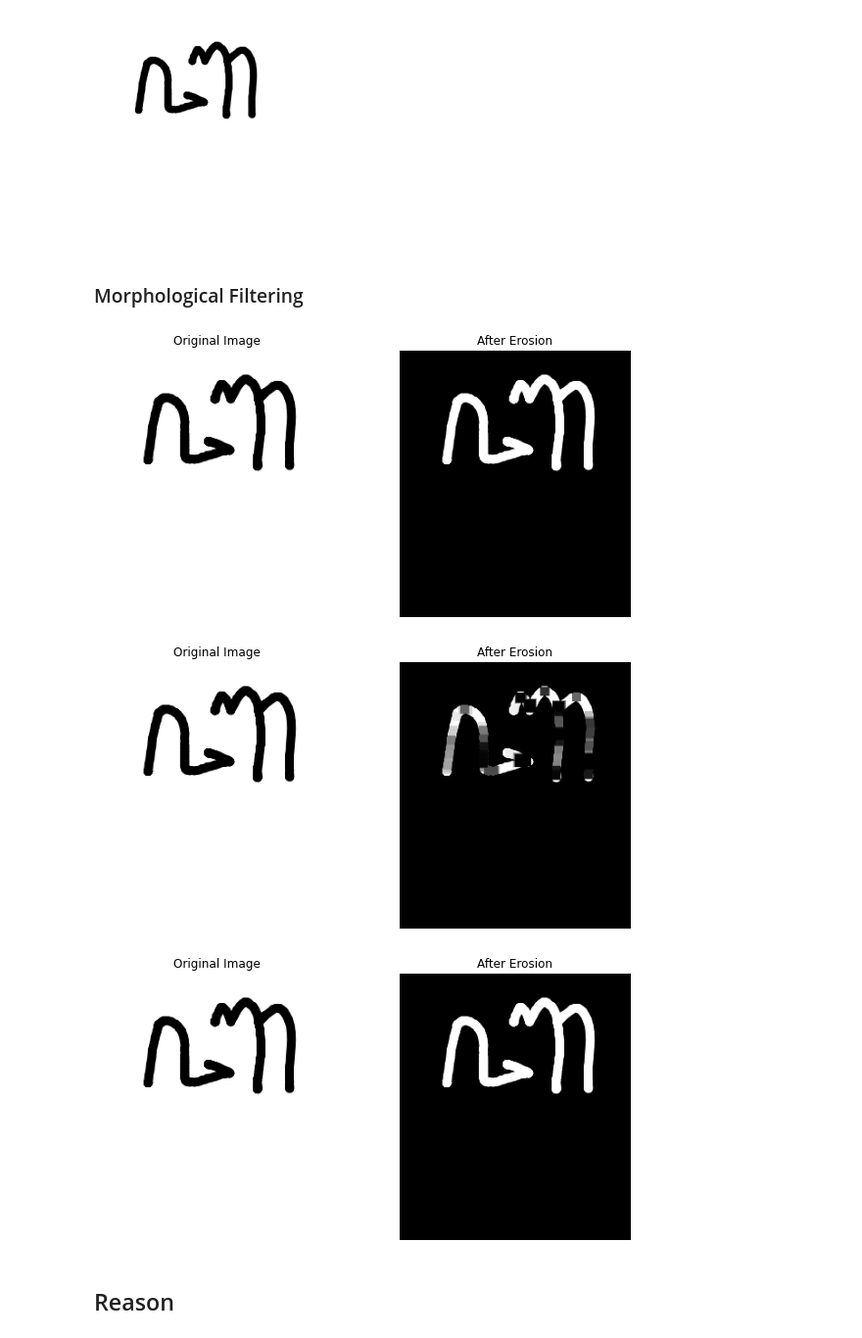
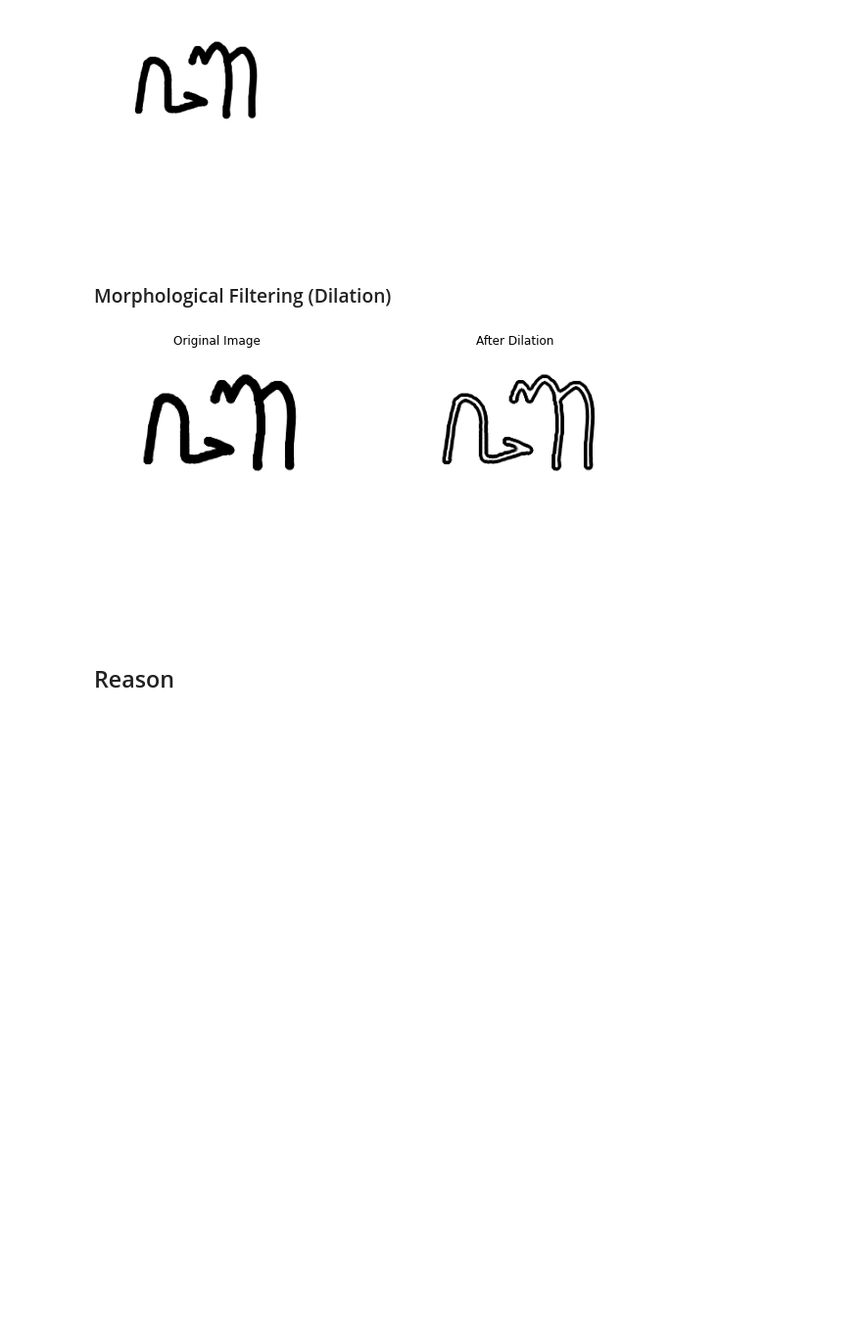
Before and after one commit to faisaladisoe/image-processing-lab, a Jupyter notebook: Lab 3/source code/Lab3_1906293184_MuhammadFaisalAdiSoesatyo.ipynb, the cells around one changed output. Shown: that part at 98% size. Drawn from its saved outputs; the diff is of its cells as text; code cells hidden in the pictures; blank space fills up the shorter version.

```diff
--- a/Lab 3/source code/Lab3_1906293184_MuhammadFaisalAdiSoesatyo.ipynb
+++ b/Lab 3/source code/Lab3_1906293184_MuhammadFaisalAdiSoesatyo.ipynb
@@ -72,24 +65,22 @@ candidates = [
 # %% [markdown]
-### Morphological Filtering
+### Morphological Filtering (Dilation)
 # %%
-for strel in candidates:
-  # opened = opening(aksara_jawa_image, strel) #square(3)
-  b_tophat = black_tophat(aksara_jawa_image, strel) #disk(10), diamond(10)
+kernel = disk(4)
+dilated = dilation(aksara_jawa_image, kernel)
+final_ops = aksara_jawa_image - dilated
 
-  # Show image
-  plt.figure(figsize=(10,5))
-  plt.subplot(1,2,1)
-  plt.title('Original Image')
-  plt.imshow(aksara_jawa_image, cmap='gray')
-  plt.axis('off')
-  plt.subplot(1,2,2)
-  plt.title('After Erosion')
-  plt.imshow(b_tophat, cmap='gray')
-  plt.axis('off')
-  plt.show()
+# Show image
+plt.figure(figsize=(10,5))
+plt.subplot(1,2,1)
+plt.title('Original Image')
+plt.imshow(aksara_jawa_image, cmap='gray')
+plt.axis('off')
+plt.subplot(1,2,2)
+plt.title('After Dilation')
+plt.imshow(final_ops, cmap='gray')
+plt.axis('off')
+plt.show()
 # %% [output]
-[figure, old version]
+[figure, new version]
-[figure, removed]
-[figure, removed]
 # %% [markdown]
 ## Reason
```
Also changed, not shown: parts of 8 cells of this notebook.
